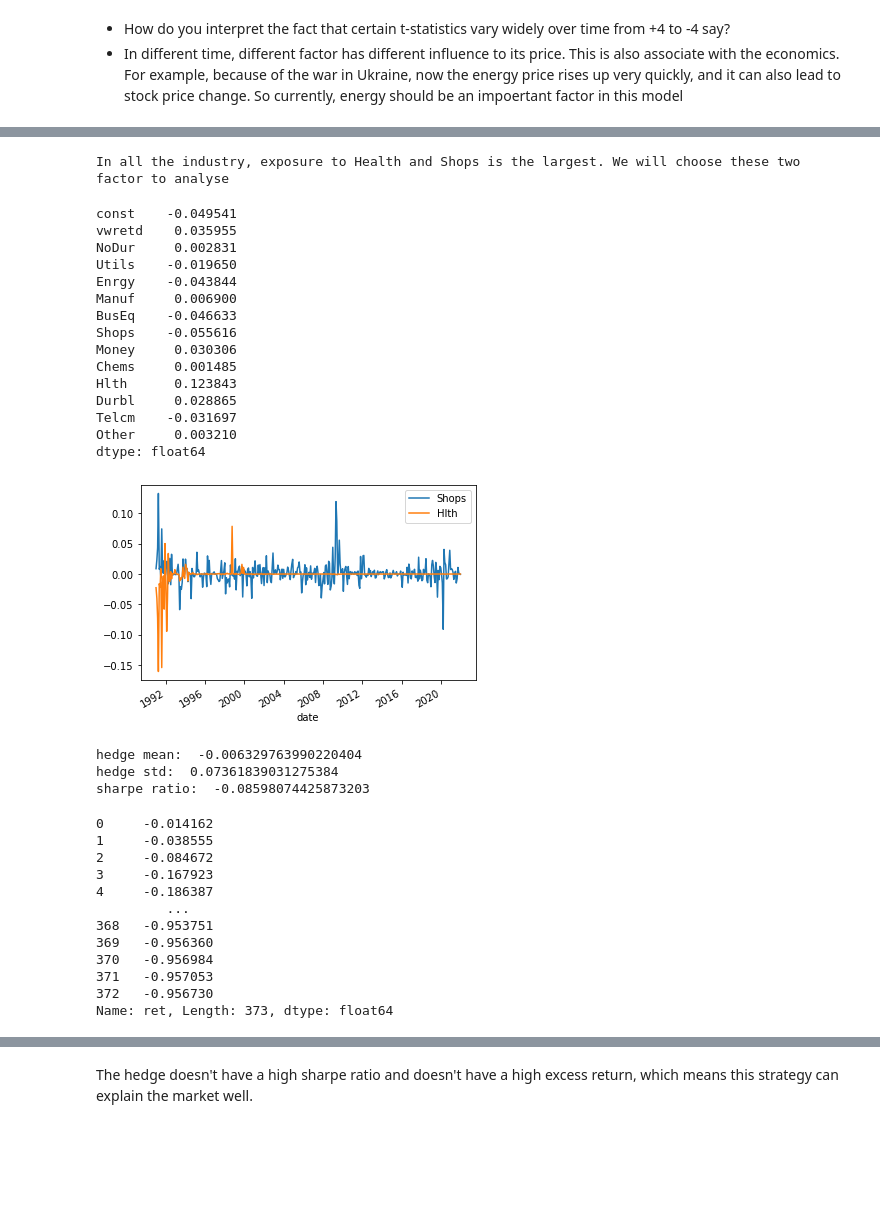
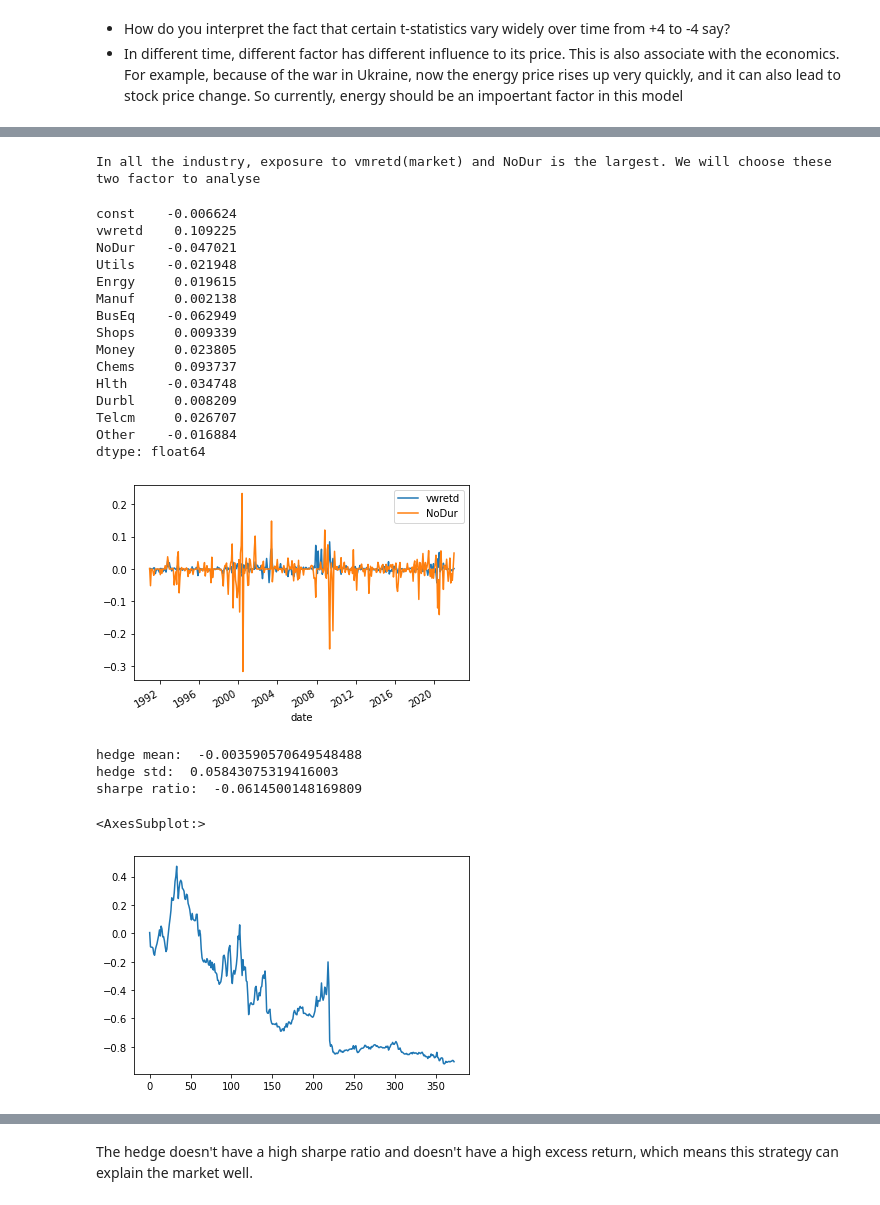
Before and after one commit to hugolan/investments, a Jupyter notebook: PS7/EX1-hsong.ipynb, the cells around one changed output, grey strips where cells are left out. Saved outputs shown, nothing was run; the diff lists cells and outputs as text; code cells hidden in the pictures; blank space fills up the shorter version.

```diff
--- a/PS7/EX1-hsong.ipynb
+++ b/PS7/EX1-hsong.ipynb
@@ -196,8 +196,12 @@ NoDur seems have biggest influence
 # %%
 #######(d)
 data['value'] = data['size']*data['prc']
-for stock in stock_list:
-    data[data['permno']==stock]["value"].rolling(11,11).mean()
-# the slide window will have shift in following code, to exclude itself (t-12 t0 t-1)
+data["avg_ret"] = np.zeros(38400)
+for stock in data["permno"].unique():
+    data["avg_ret"][data["permno"] == stock] = data[data["permno"] == stock]["ret"].rolling(11,11).sum()
+    #shift by 1 (we calculate t-11 to t so we need to shift it by 1 )
+    for i in range(len(data[data["permno"] == stock]) - 1):
+        if(i>=11):
+            data["avg_ret"][data["permno"] == stock].iloc[i] = data["avg_ret"][data["permno"] == stock].iloc[i+1]
 data
 # %% [output]
@@ -222,10 +230,10 @@ t = 1
 for d in data['date'].unique()[10:-1]: # calculate exposure to factor when date=d+1 (equal to having a date shift herer)
         #d: weight calculation time  d_1: real time
         d_1 = data['date'].unique()[10+t]
-        weights_l = (data[data['date']==d].nlargest(10,"value")['value'] / data[data['date']==d].nlargest(10,"value").sum()[-1]).to_list()
-        weights_s = (data[data['date']==d].nsmallest(10,"value")['value'] / data[data['date']==d].nsmallest(10,"value").sum()[-1]).to_list()
-        permno_l = (data[data['date']==d].nlargest(10,"value")['permno']).to_list()
-        permno_s = (data[data['date']==d].nsmallest(10,"value")['permno']).to_list()
+        weights_l = [0.1,0.1,0.1,0.1,0.1,0.1,0.1,0.1,0.1,0.1]#(data[data['date']==d].nlargest(10,"avg_ret")['value'] / data[data['date']==d].nlargest(10,"value").sum()[-1]).to_list() #value weighted in long stocks
+        weights_s = [0.1,0.1,0.1,0.1,0.1,0.1,0.1,0.1,0.1,0.1]#(data[data['date']==d].nsmallest(10,"avg_ret")['value'] / data[data['date']==d].nsmallest(10,"value").sum()[-1]).to_list() #value weighted in short stocks
+        permno_l = (data[data['date']==d].nlargest(10,"avg_ret")['permno']).to_list()
+        permno_s = (data[data['date']==d].nsmallest(10,"avg_ret")['permno']).to_list()
         exposure_tmp = exposure.drop(index = exposure.index)
         ret = 0
         hedge = 0
@@ -248,66 +256,56 @@ for d in data['date'].unique()[10:-1]: # calculate exposure to factor when date=
 x = sm.add_constant(exposure_d.drop(columns = {'date','ret','hedge'}))
 y = exposure_d['ret']
 res = sm.OLS(y,x).fit()
-print('In all the industry, exposure to Health and Shops is the largest. We will choose these two factor to analyse')
+print('In all the industry, exposure to vmretd(market) and NoDur is the largest. We will choose these two factor to analyse')
 res.params
 # %% [output]
-In all the industry, exposure to Health and Shops is the largest. We will choose these two factor to analyse
+In all the industry, exposure to vmretd(market) and NoDur is the largest. We will choose these two factor to analyse
-const    -0.049541
-vwretd    0.035955
-NoDur     0.002831
-Utils    -0.019650
-Enrgy    -0.043844
-Manuf     0.006900
-BusEq    -0.046633
-Shops    -0.055616
-Money     0.030306
-Chems     0.001485
-Hlth      0.123843
-Durbl     0.028865
-Telcm    -0.031697
-Other     0.003210
+const    -0.006624
+vwretd    0.109225
+NoDur    -0.047021
+Utils    -0.021948
+Enrgy     0.019615
+Manuf     0.002138
+BusEq    -0.062949
+Shops     0.009339
+Money     0.023805
+Chems     0.093737
+Hlth     -0.034748
+Durbl     0.008209
+Telcm     0.026707
+Other    -0.016884
 dtype: float64
 # %%
 factor_return_d = exposure.drop(index = exposure.index).rename(columns={'permno':'date'})
 i = 0
 for d in data['date'].unique()[11:]:
     x = sm.add_constant(exposure_d[exposure_d['date']==d].drop(columns = {'date','ret'}))
     y = exposure_d[exposure_d['date']==d]['ret']
     res = sm.OLS(y,x).fit()
     factor_return_d.loc[i] = res.params
     factor_return_d.loc[i,'date'] = d
     # t-statistics
     t,aaa = stats.ttest_ind(np.array(res.params[1:]),np.array(index[index['date']==d].drop(columns={'date','rf'}))[0])
     factor_return_d.loc[i,'t-stat'] = t
     i+=1
-fig_df = factor_return_d[['date','Shops','Hlth']].set_index('date')
+fig_df = factor_return_d[['date','vwretd','NoDur']].set_index('date')
 fig_df.plot()
 plt.show()
 
 #Compute the return to your momentum portfolio where you hedge the exposure to all industry factors
 exposure_d['hedge_ret'] = exposure_d['ret'] - exposure_d['hedge']
 exposure_d['hedge_ret']
 print('hedge mean: ',exposure_d['hedge_ret'].mean())
 print('hedge std: ',exposure_d['hedge_ret'].std())
 print('sharpe ratio: ',exposure_d['hedge_ret'].mean()/exposure_d['hedge_ret'].std())
 # %% [output]
-[figure, old version]
+[figure, new version]
-hedge mean:  -0.006329763990220404
-hedge std:  0.07361839031275384
-sharpe ratio:  -0.08598074425873203
+hedge mean:  -0.003590570649548488
+hedge std:  0.05843075319416003
+sharpe ratio:  -0.0614500148169809
 # %%
 cum_returns = (1 + exposure_d["ret"]).cumprod() - 1
-cum_returns
+cum_returns.plot()
 # %% [output]
-0     -0.014162
-1     -0.038555
-2     -0.084672
-3     -0.167923
-4     -0.186387
-         ...
-368   -0.953751
-369   -0.956360
-370   -0.956984
-371   -0.957053
-372   -0.956730
-Name: ret, Length: 373, dtype: float64
+<AxesSubplot:>
+[figure, added]
```
Also changed, not shown: parts of 3 cells of this notebook.
